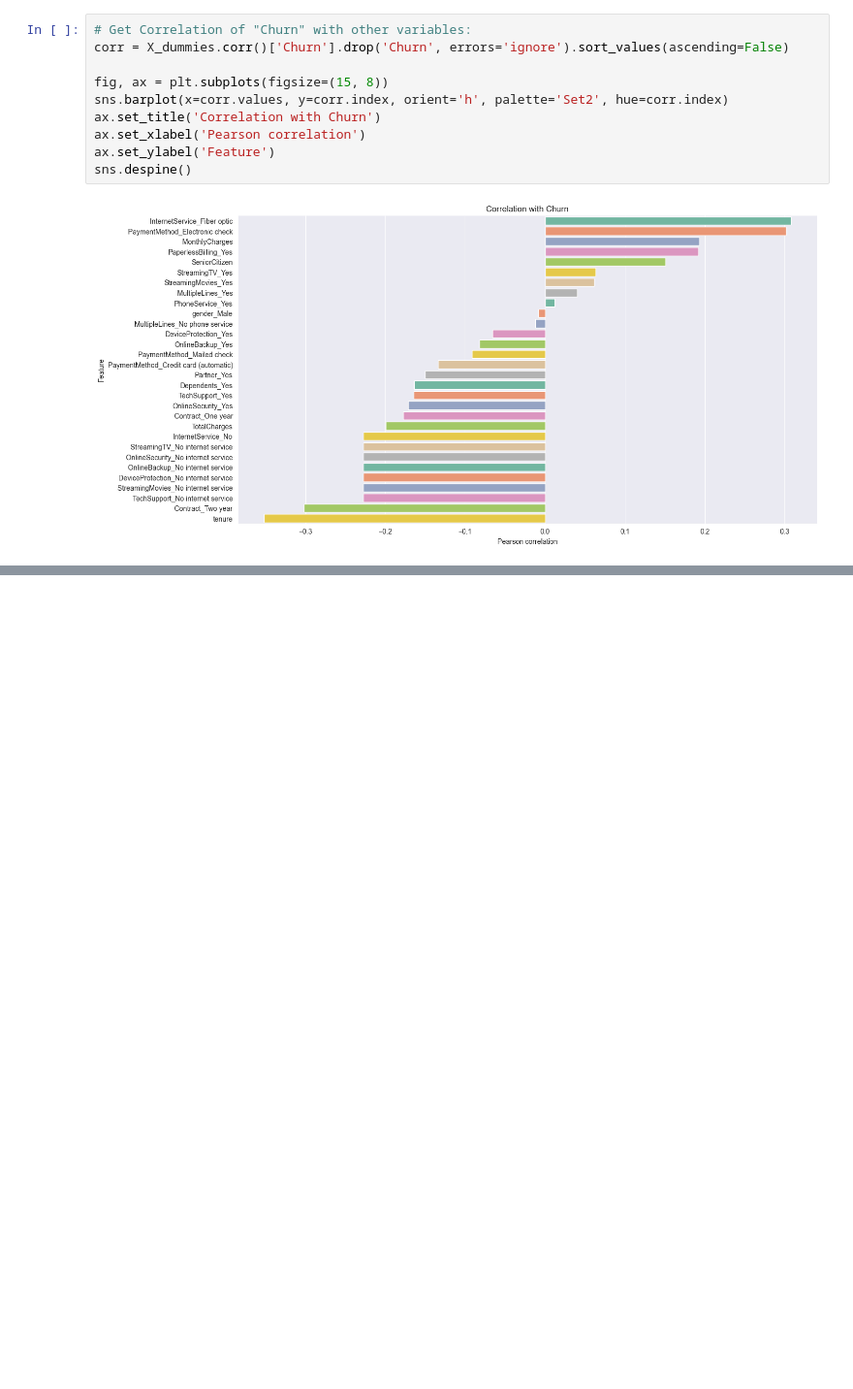
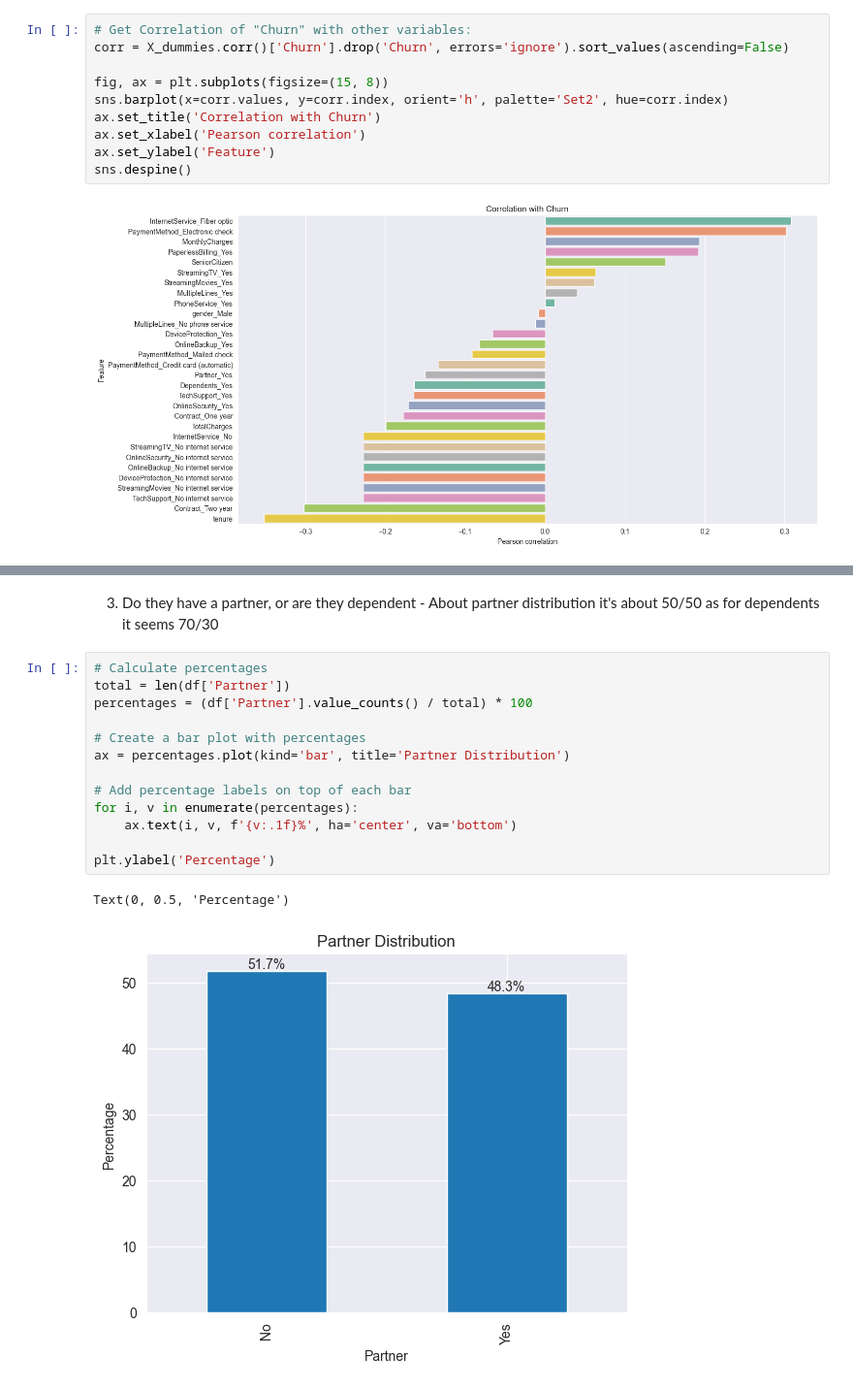
Before and after one commit to TouKhen/bloc-3, a Jupyter notebook: notebook/data-explo.ipynb, the cells around one changed output, grey strips where cells are left out. Shown at 97% size. Drawn from its saved outputs; the diff is of its cells as text; blank space fills up the shorter version.

```diff
--- a/notebook/data-explo.ipynb
+++ b/notebook/data-explo.ipynb
@@ -171,0 +218,18 @@ sns.despine()
+# %% [markdown]
+3. Do they have a partner, or are they dependent - About partner distribution it's about 50/50 as for dependents it seems 70/30
+# %%
+# Calculate percentages
+total = len(df['Partner'])
+percentages = (df['Partner'].value_counts() / total) * 100
+
+# Create a bar plot with percentages
+ax = percentages.plot(kind='bar', title='Partner Distribution')
+
+# Add percentage labels on top of each bar
+for i, v in enumerate(percentages):
+    ax.text(i, v, f'{v:.1f}%', ha='center', va='bottom')
+
+plt.ylabel('Percentage')
+# %% [output]
+Text(0, 0.5, 'Percentage')
+[figure, added]
```
Also changed, not shown: parts of 15 cells of this notebook.
